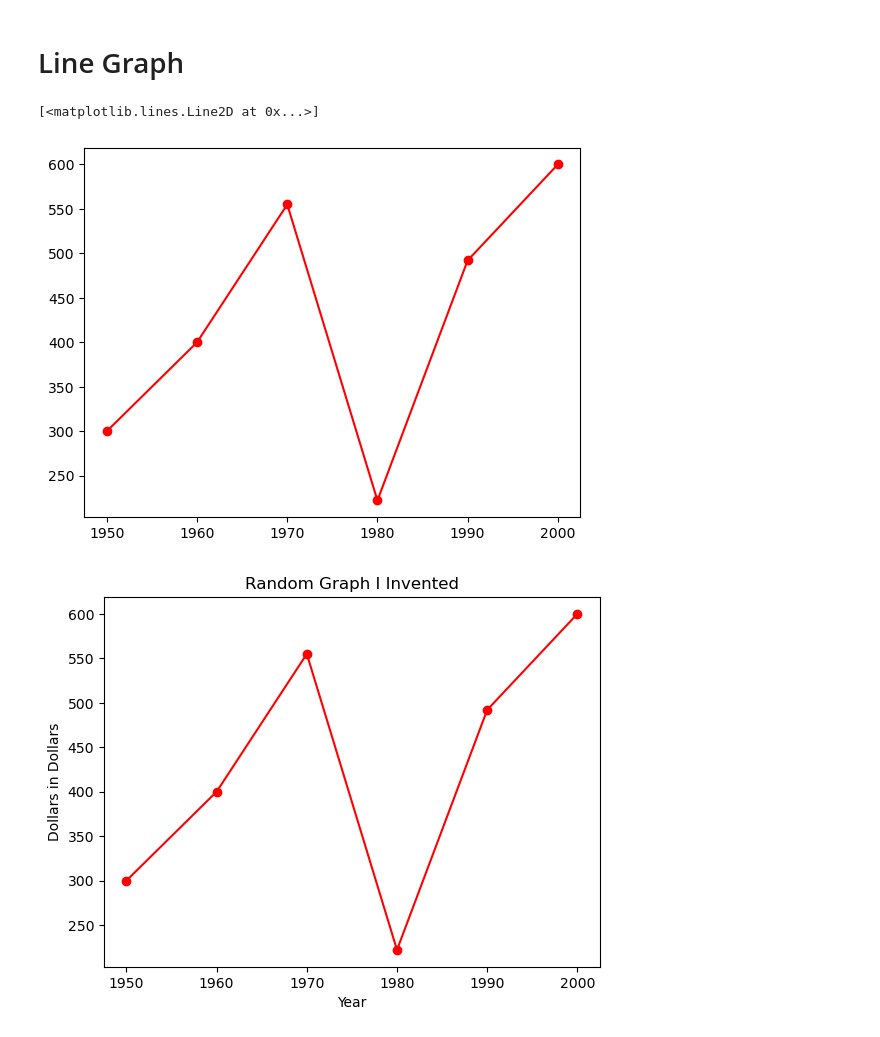
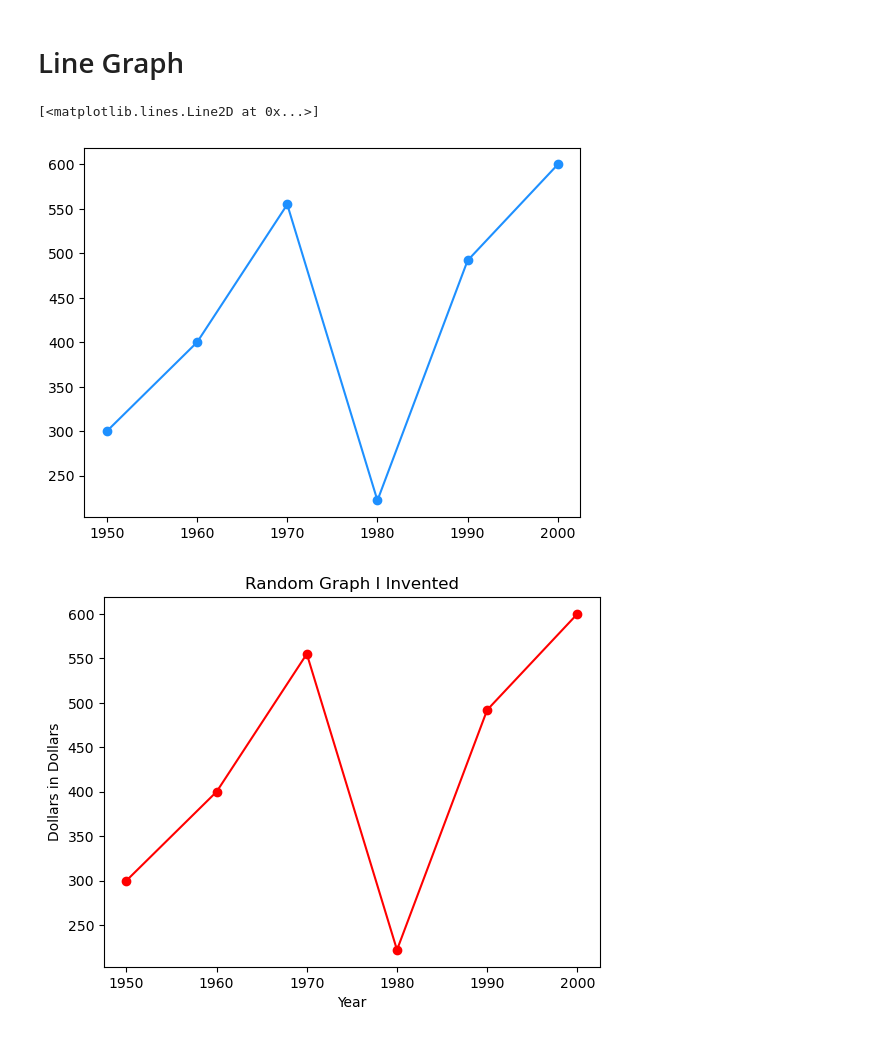
Before and after one commit to DXNSTATISTICS/SSOUGA-Python-Workshop, a Jupyter notebook: Workshop3.ipynb, the cells around one changed output. Saved outputs shown, nothing was run; the diff lists cells and outputs as text; code cells hidden in the pictures.

```diff
--- a/Workshop3.ipynb
+++ b/Workshop3.ipynb
@@ -13,10 +13,10 @@ os.chdir('/Users/dixons/Desktop/Spring 2023/Python Workshop/SSOUGA-Python-Worksh
 years = [1950,1960,1970,1980,1990,2000]
 dollars = [300,400,555,222,492,600]
 # %%
-plt.plot(years, dollars, color = 'red', marker='o', linestyle='solid')
+plt.plot(years, dollars, color = 'dodgerblue', marker='o', linestyle='solid')
 # %% [output]
 [<matplotlib.lines.Line2D at 0x...>]
-[figure, old version]
+[figure, new version]
 # %%
 plt.plot(years, dollars, color = 'red', marker='o', linestyle='solid')
 plt.title("Random Graph I Invented")
```
Also changed, not shown: parts of 2 cells of this notebook.
